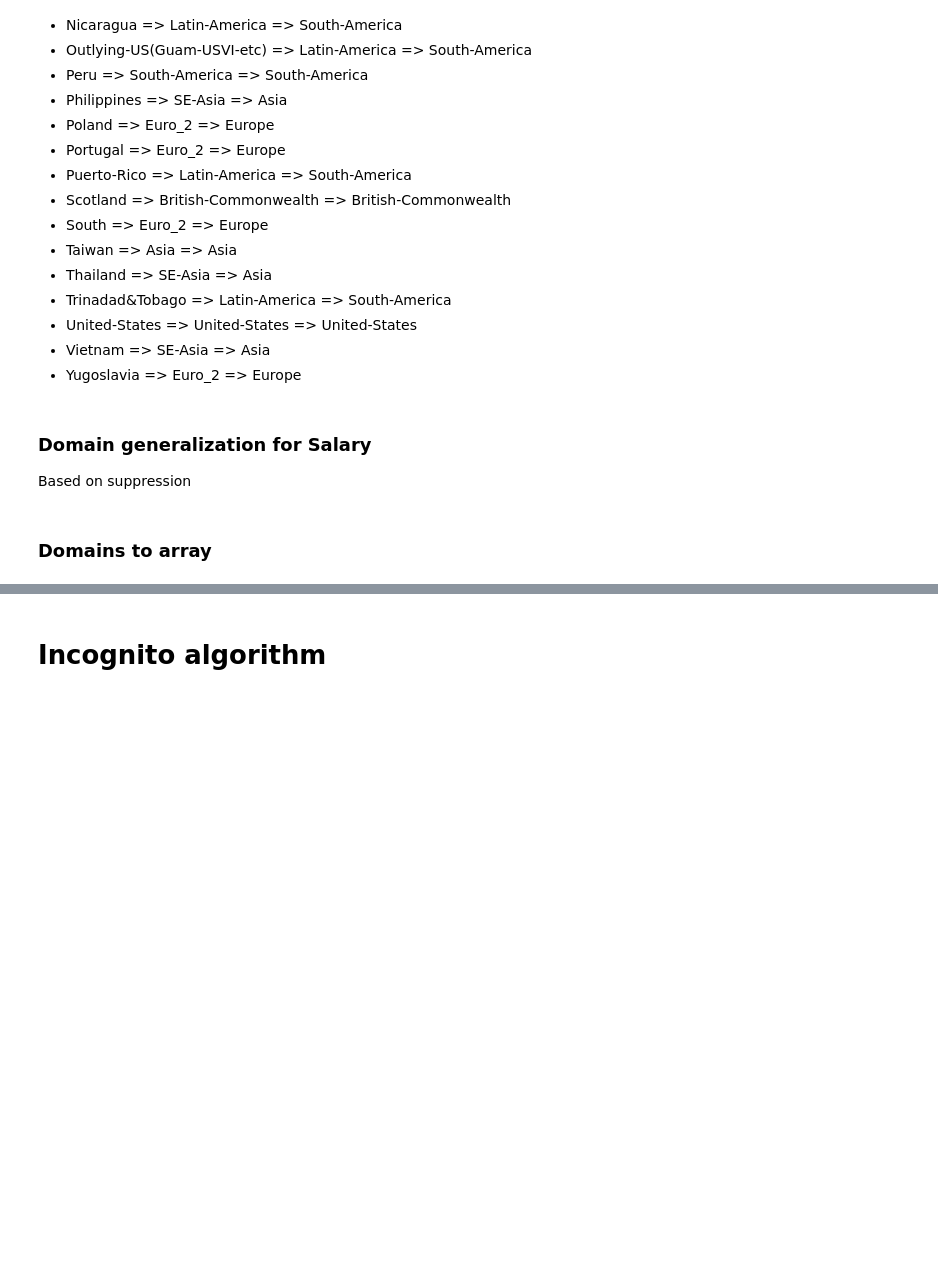
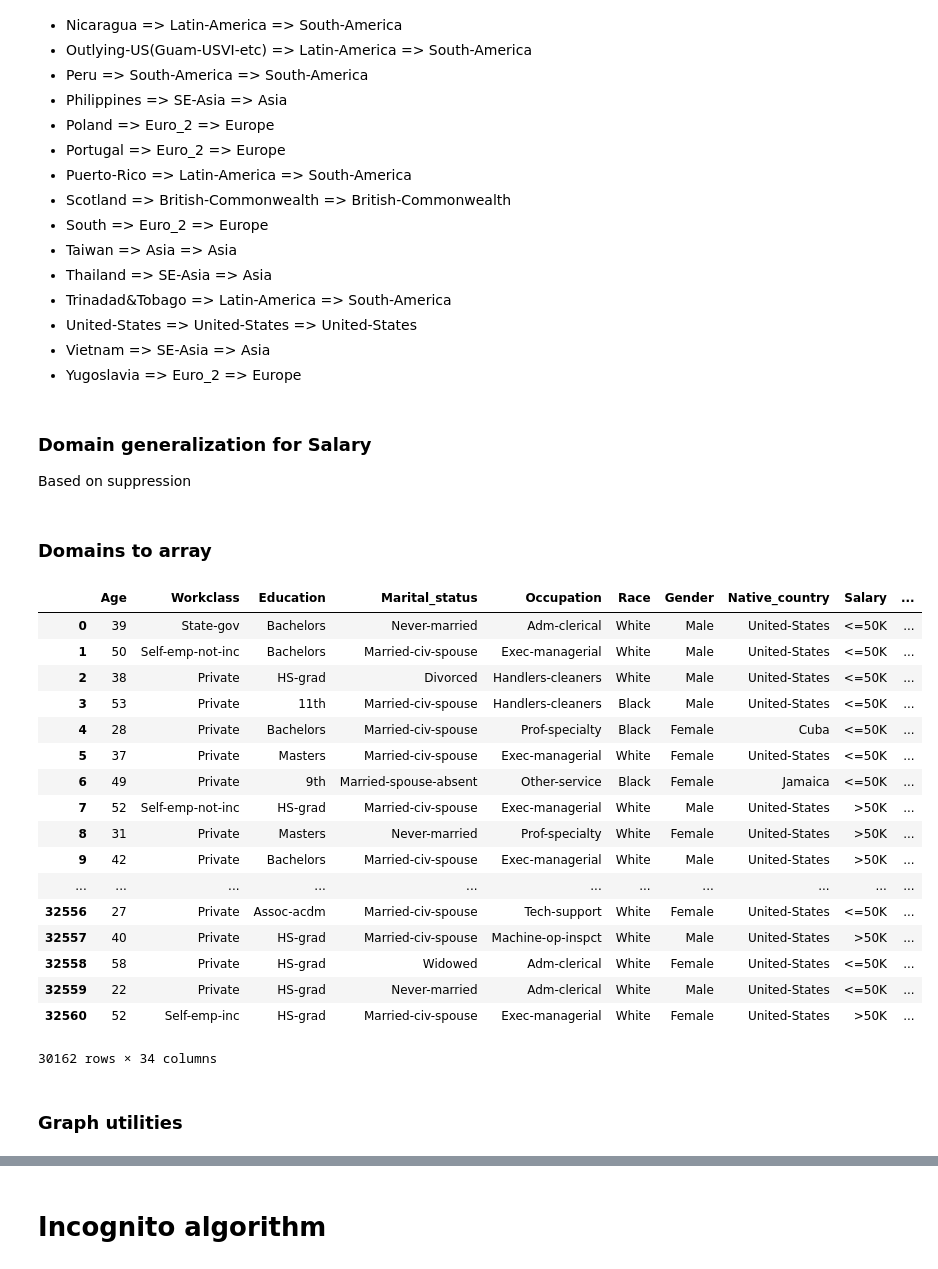
Before and after one commit to andreafasci/DPP_Project, a Jupyter notebook: DPP_Project.ipynb, the cells around one changed output, grey strips where cells are left out. Saved outputs shown, nothing was run; the diff lists cells and outputs as text; code cells hidden in the pictures; blank space fills up the shorter version.

```diff
--- a/DPP_Project.ipynb
+++ b/DPP_Project.ipynb
@@ -351,12 +356,38 @@ salary['salary_1'].where(salary['salary_1'] != salary['salary_1'], '*', inplace=
 ### Domains to array
 # %%
 dimensions = {}
-dimensions['Age']=age
-dimensions['Workclass'] = workclass
-dimensions['Education']=education
-dimensions['Marital_status']=marital_status
-dimensions['Occupation']=occupation
-dimensions['Race']=race
-dimensions['Gender']=gender
-dimensions['Native_country']=native_country
-dimensions['Salary']=salary
+dimensions['age']=age
+dimensions['workclass'] = workclass
+dimensions['education']=education
+dimensions['marital_status']=marital_status
+dimensions['occupation']=occupation
+dimensions['race']=race
+dimensions['gender']=gender
+dimensions['native_country']=native_country
+dimensions['salary']=salary
+data_concat = data
+for dimension in dimensions:
+    data_concat = pd.concat([data_concat, dimensions[dimension]], axis=1)
+
+data_concat
+# %% [output]
+|  | Age | Workclass | Education | Marital_status | Occupation | Race | Gender | Native_country | Salary | ... |
+| 0 | 39 | State-gov | Bachelors | Never-married | Adm-clerical | White | Male | United-States | <=50K | ... |
+| 1 | 50 | Self-emp-not-inc | Bachelors | Married-civ-spouse | Exec-managerial | White | Male | United-States | <=50K | ... |
+| 2 | 38 | Private | HS-grad | Divorced | Handlers-cleaners | White | Male | United-States | <=50K | ... |
+| 3 | 53 | Private | 11th | Married-civ-spouse | Handlers-cleaners | Black | Male | United-States | <=50K | ... |
+| 4 | 28 | Private | Bachelors | Married-civ-spouse | Prof-specialty | Black | Female | Cuba | <=50K | ... |
+| 5 | 37 | Private | Masters | Married-civ-spouse | Exec-managerial | White | Female | United-States | <=50K | ... |
+| 6 | 49 | Private | 9th | Married-spouse-absent | Other-service | Black | Female | Jamaica | <=50K | ... |
+| 7 | 52 | Self-emp-not-inc | HS-grad | Married-civ-spouse | Exec-managerial | White | Male | United-States | >50K | ... |
+| 8 | 31 | Private | Masters | Never-married | Prof-specialty | White | Female | United-States | >50K | ... |
+| 9 | 42 | Private | Bachelors | Married-civ-spouse | Exec-managerial | White | Male | United-States | >50K | ... |
+| ... | ... | ... | ... | ... | ... | ... | ... | ... | ... | ... |
+| 32556 | 27 | Private | Assoc-acdm | Married-civ-spouse | Tech-support | White | Female | United-States | <=50K | ... |
+| 32557 | 40 | Private | HS-grad | Married-civ-spouse | Machine-op-inspct | White | Male | United-States | >50K | ... |
+| 32558 | 58 | Private | HS-grad | Widowed | Adm-clerical | White | Female | United-States | <=50K | ... |
+| 32559 | 22 | Private | HS-grad | Never-married | Adm-clerical | White | Male | United-States | <=50K | ... |
+| 32560 | 52 | Self-emp-inc | HS-grad | Married-civ-spouse | Exec-managerial | White | Female | United-States | >50K | ... |
+30162 rows × 34 columns
+# %% [markdown]
+### Graph utilities
```
Also changed, not shown: parts of 19 cells of this notebook, 1 other file.
